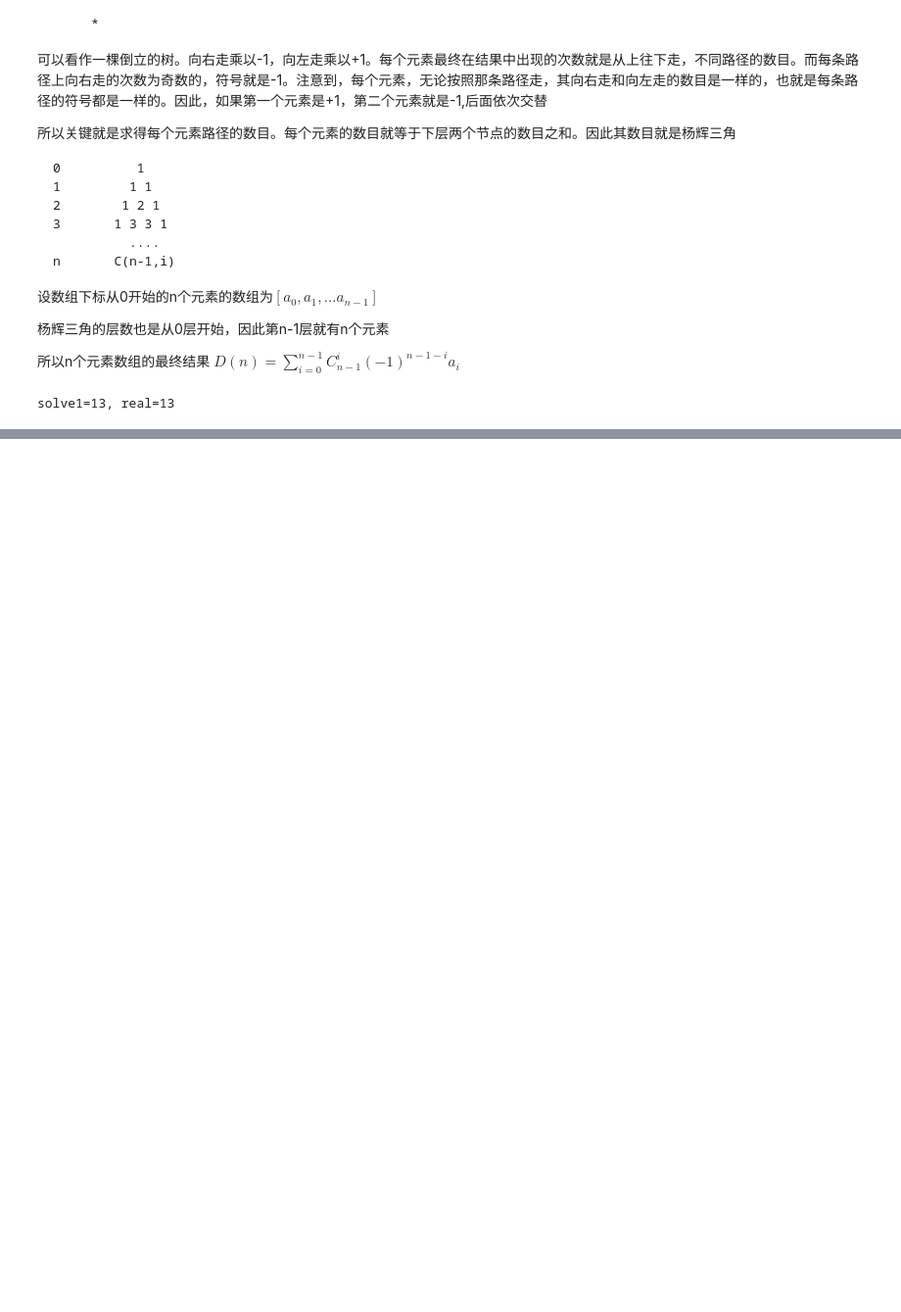
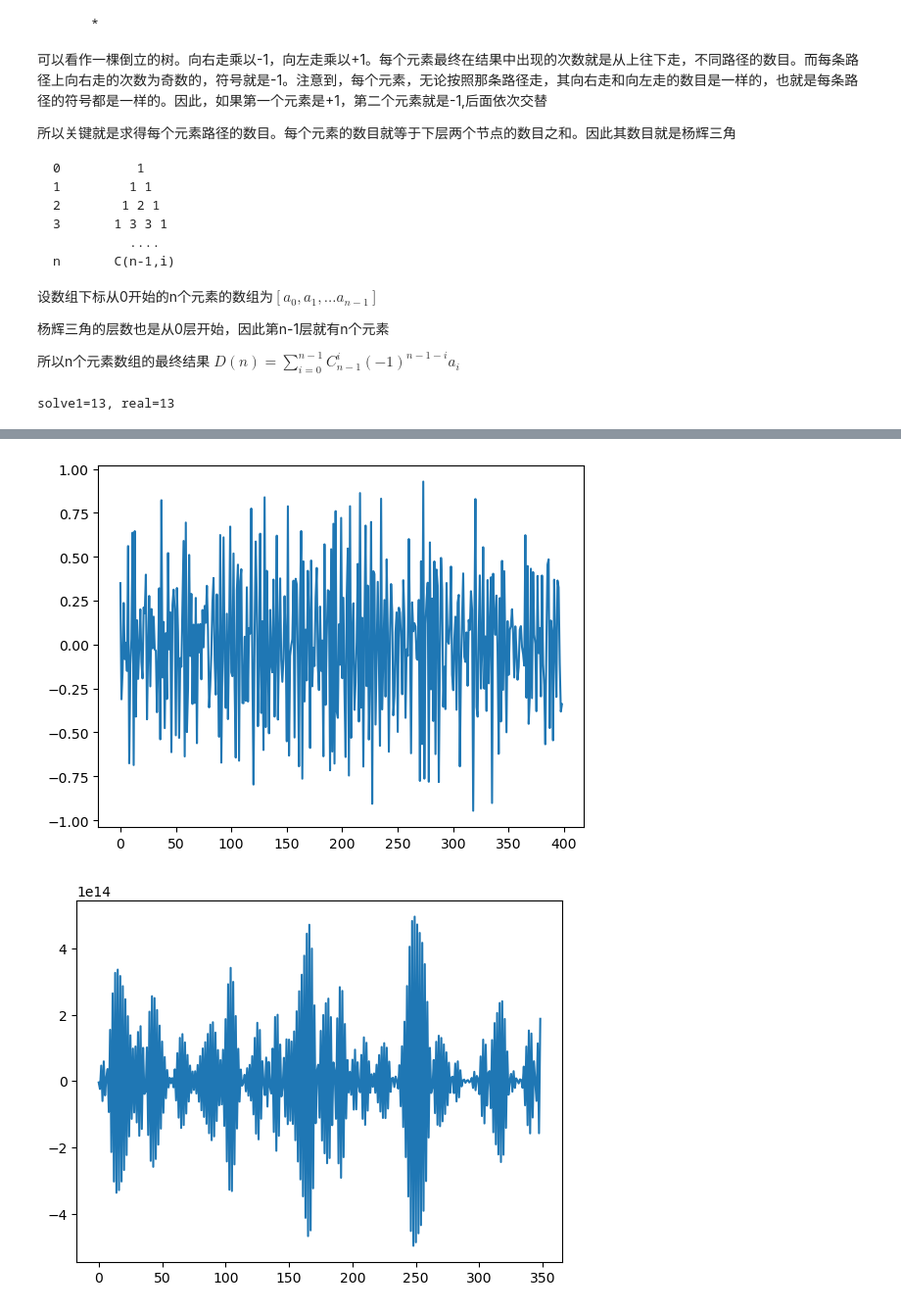
Before and after one commit to xitongsys/codes, a Jupyter notebook: my_problems/elephas.ipynb, the cells around one changed output, grey strips where cells are left out. Shown at 98% size. Cells and saved outputs as stored; diff of their text form; code cells hidden in the pictures; blank space fills up the shorter version.

```diff
--- a/my_problems/elephas.ipynb
+++ b/my_problems/elephas.ipynb
@@ -427,0 +449,15 @@ solve1=13, real=13
+# %%
+import numpy as np
+import math,functools
+import matplotlib.pyplot as plt
+
+rs = np.random.random(400)
+
+for i in range(len(rs)):
+    rs = np.diff(rs)
+    if i % 50 == 0:
+        plt.plot(rs)
+        plt.show()
+# %% [output]
+[figure, added]
+[figure, added]
```
Also changed, not shown: parts of 2 cells of this notebook.
